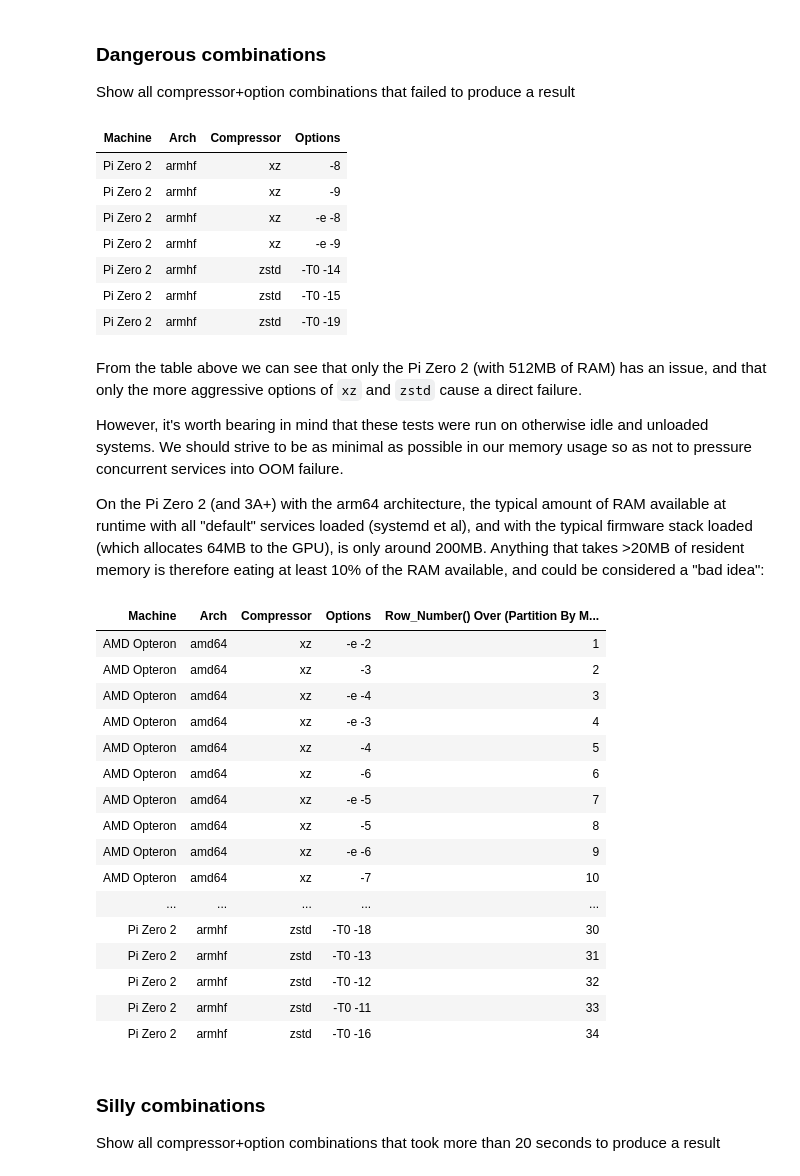
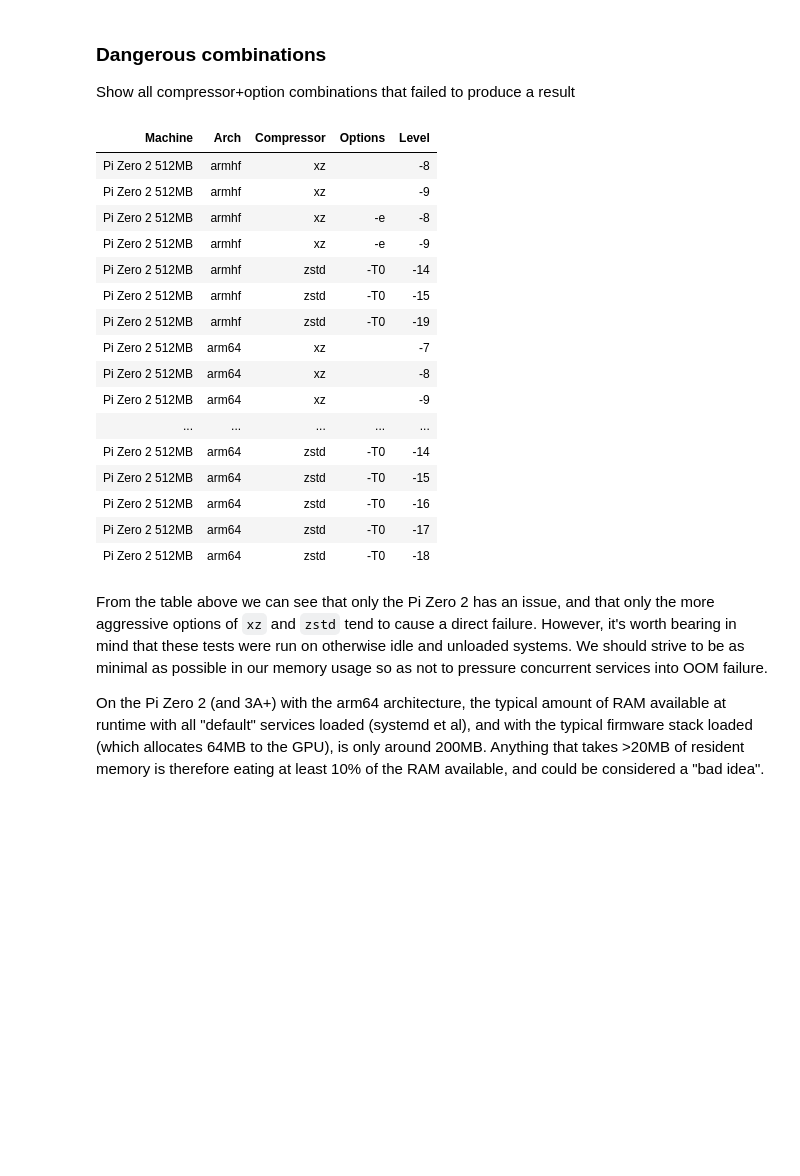
Before and after one commit to waveform80/compression, a Jupyter notebook: analysis.ipynb, the cells around one changed output. Drawn from its saved outputs; the diff is of its cells as text; code cells hidden in the pictures; blank space fills up the shorter version.

```diff
--- a/analysis.ipynb
+++ b/analysis.ipynb
@@ -52,11 +24,15 @@ conn = sqlite3.connect('compression.db')
 # %%
-def show_query(sql):
-    cur = conn.execute(sql)
+def render_table(sql, params=()):
+    """
+    Execute the query in *sql* and return string containing the result
+    set rendered in an HTML ``<table>`` element.
+    """
+    cur = conn.execute(sql, params)
     columns = [r[0] for r in cur.description]
     rows = list(cur)
     cur.close()
     headers = "".join(
-        f"<th>{escape(str(header).title())}</th>"
+        f"<th>{escape(str(header).replace('_', ' ').title())}</th>"
         for header in columns
     )
     data = "\n".join(
@@ -110,57 +164,30 @@ The ``-e`` option for ``xz`` enables "extreme" (!) compression, whilst the ``-T0
 
 Show all compressor+option combinations that failed to produce a result
 # %%
-HTML(show_query("""
-SELECT machine, arch, compressor, options
+HTML(render_table("""
+SELECT machine, arch, compressor, options, level
 FROM results
 WHERE succeeded = 0
 """))
 # %% [output]
-| Machine | Arch | Compressor | Options |
-| Pi Zero 2 | armhf | xz | -8 |
-| Pi Zero 2 | armhf | xz | -9 |
-| Pi Zero 2 | armhf | xz | -e -8 |
-| Pi Zero 2 | armhf | xz | -e -9 |
-| Pi Zero 2 | armhf | zstd | -T0 -14 |
-| Pi Zero 2 | armhf | zstd | -T0 -15 |
-| Pi Zero 2 | armhf | zstd | -T0 -19 |
+| Machine | Arch | Compressor | Options | Level |
+| Pi Zero 2 512MB | armhf | xz |  | -8 |
+| Pi Zero 2 512MB | armhf | xz |  | -9 |
+| Pi Zero 2 512MB | armhf | xz | -e | -8 |
+| Pi Zero 2 512MB | armhf | xz | -e | -9 |
+| Pi Zero 2 512MB | armhf | zstd | -T0 | -14 |
+| Pi Zero 2 512MB | armhf | zstd | -T0 | -15 |
+| Pi Zero 2 512MB | armhf | zstd | -T0 | -19 |
+| Pi Zero 2 512MB | arm64 | xz |  | -7 |
+| Pi Zero 2 512MB | arm64 | xz |  | -8 |
+| Pi Zero 2 512MB | arm64 | xz |  | -9 |
+| ... | ... | ... | ... | ... |
+| Pi Zero 2 512MB | arm64 | zstd | -T0 | -14 |
+| Pi Zero 2 512MB | arm64 | zstd | -T0 | -15 |
+| Pi Zero 2 512MB | arm64 | zstd | -T0 | -16 |
+| Pi Zero 2 512MB | arm64 | zstd | -T0 | -17 |
+| Pi Zero 2 512MB | arm64 | zstd | -T0 | -18 |
 # %% [markdown]
-From the table above we can see that only the Pi Zero 2 (with 512MB of RAM) has an issue, and that only the more aggressive options of ``xz`` and ``zstd`` cause a direct failure.
+From the table above we can see that only the Pi Zero 2 has an issue, and that only the more aggressive options of ``xz`` and ``zstd`` tend to cause a direct failure. However, it's worth bearing in mind that these tests were run on otherwise idle and unloaded systems. We should strive to be as minimal as possible in our memory usage so as not to pressure concurrent services into OOM failure.
 
-However, it's worth bearing in mind that these tests were run on otherwise idle and unloaded systems. We should strive to be as minimal as possible in our memory usage so as not to pressure concurrent services into OOM failure.
-
-On the Pi Zero 2 (and 3A+) with the arm64 architecture, the typical amount of RAM available at runtime with all "default" services loaded (systemd et al), and with the typical firmware stack loaded (which allocates 64MB to the GPU), is only around 200MB. Anything that takes >20MB of resident memory is therefore eating at least 10% of the RAM available, and could be considered a "bad idea":
+On the Pi Zero 2 (and 3A+) with the arm64 architecture, the typical amount of RAM available at runtime with all "default" services loaded (systemd et al), and with the typical firmware stack loaded (which allocates 64MB to the GPU), is only around 200MB. Anything that takes >20MB of resident memory is therefore eating at least 10% of the RAM available, and could be considered a "bad idea".
-# %%
-HTML(show_query("""
-WITH t AS (
-    SELECT
-        machine, arch, compressor, options,
-        ROW_NUMBER() OVER (PARTITION BY machine, arch, compressor ORDER BY max_resident)
-    FROM results
-    WHERE succeeded = 1
-    AND max_resident > 20000
-)
-SELECT * FROM t
-"""))
-# %% [output]
-| Machine | Arch | Compressor | Options | Row_Number() Over (Partition By M... |
-| AMD Opteron | amd64 | xz | -e -2 | 1 |
-| AMD Opteron | amd64 | xz | -3 | 2 |
-| AMD Opteron | amd64 | xz | -e -4 | 3 |
-| AMD Opteron | amd64 | xz | -e -3 | 4 |
-| AMD Opteron | amd64 | xz | -4 | 5 |
-| AMD Opteron | amd64 | xz | -6 | 6 |
-| AMD Opteron | amd64 | xz | -e -5 | 7 |
-| AMD Opteron | amd64 | xz | -5 | 8 |
-| AMD Opteron | amd64 | xz | -e -6 | 9 |
-| AMD Opteron | amd64 | xz | -7 | 10 |
-| ... | ... | ... | ... | ... |
-| Pi Zero 2 | armhf | zstd | -T0 -18 | 30 |
-| Pi Zero 2 | armhf | zstd | -T0 -13 | 31 |
-| Pi Zero 2 | armhf | zstd | -T0 -12 | 32 |
-| Pi Zero 2 | armhf | zstd | -T0 -11 | 33 |
-| Pi Zero 2 | armhf | zstd | -T0 -16 | 34 |
-# %% [markdown]
-### Silly combinations
-
-Show all compressor+option combinations that took more than 20 seconds to produce a result
```
Also changed, not shown: parts of 25 cells of this notebook, 2 other files.
